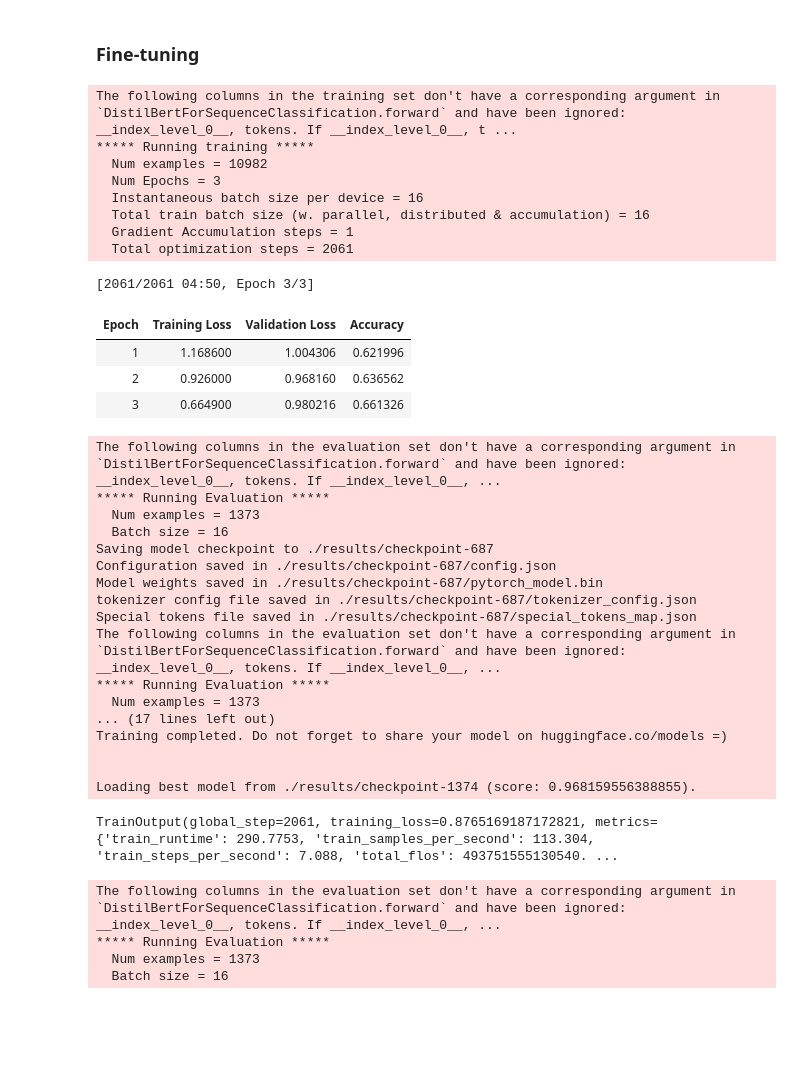
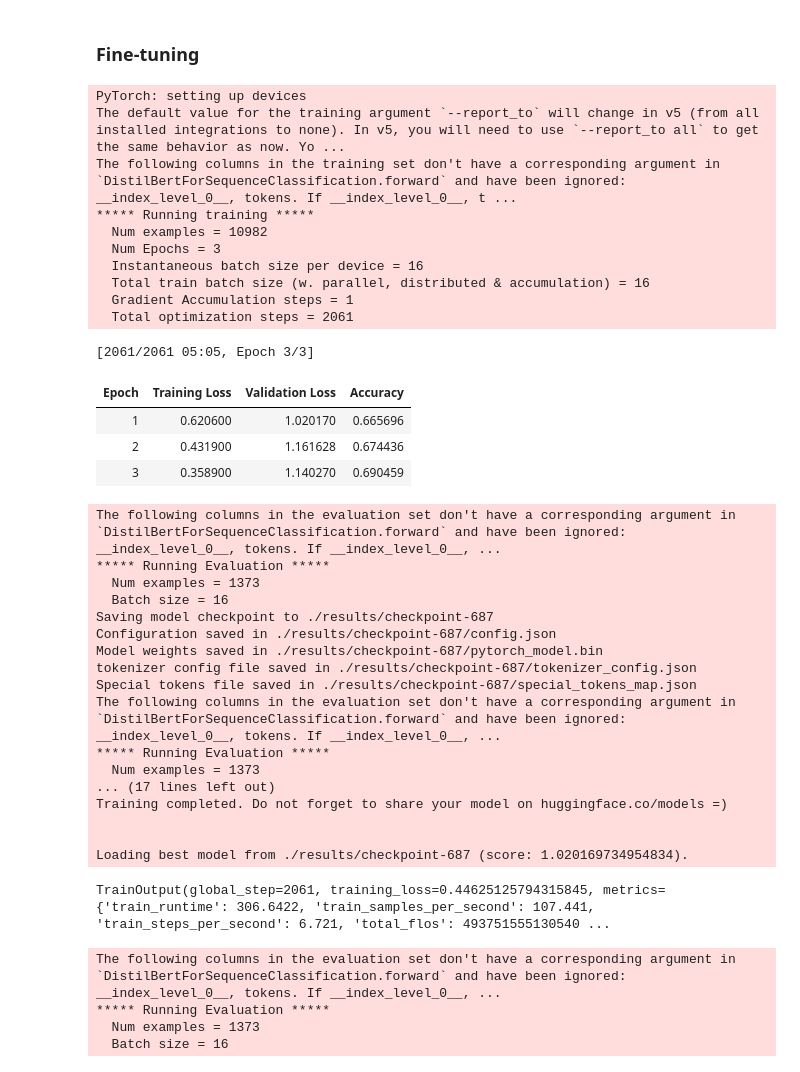
Before and after one commit to claramoreirag/FEUP-NLP-2, a Jupyter notebook: adu_classifier_hugging.ipynb, the cells around one changed output. Saved outputs shown, nothing was run; the diff lists cells and outputs as text; code cells hidden in the pictures; blank space fills up the shorter version.

```diff
--- a/adu_classifier_hugging.ipynb
+++ b/adu_classifier_hugging.ipynb
@@ -302,37 +304,40 @@ trainer = Trainer(
-# %%
-trainer.train()
-# %% [output]
-The following columns in the training set don't have a corresponding argument in `DistilBertForSequenceClassification.forward` and have been ignored: __index_level_0__, tokens. If __index_level_0__, t ...
-***** Running training *****
-  Num examples = 10982
-  Num Epochs = 3
-  Instantaneous batch size per device = 16
-  Total train batch size (w. parallel, distributed & accumulation) = 16
-  Gradient Accumulation steps = 1
-  Total optimization steps = 2061
-[2061/2061 04:50, Epoch 3/3]
-| Epoch | Training Loss | Validation Loss | Accuracy |
-| 1 | 1.168600 | 1.004306 | 0.621996 |
-| 2 | 0.926000 | 0.968160 | 0.636562 |
-| 3 | 0.664900 | 0.980216 | 0.661326 |
-The following columns in the evaluation set don't have a corresponding argument in `DistilBertForSequenceClassification.forward` and have been ignored: __index_level_0__, tokens. If __index_level_0__, ...
-***** Running Evaluation *****
-  Num examples = 1373
-  Batch size = 16
-Saving model checkpoint to ./results/checkpoint-687
-Configuration saved in ./results/checkpoint-687/config.json
-Model weights saved in ./results/checkpoint-687/pytorch_model.bin
-tokenizer config file saved in ./results/checkpoint-687/tokenizer_config.json
-Special tokens file saved in ./results/checkpoint-687/special_tokens_map.json
-The following columns in the evaluation set don't have a corresponding argument in `DistilBertForSequenceClassification.forward` and have been ignored: __index_level_0__, tokens. If __index_level_0__, ...
-***** Running Evaluation *****
-  Num examples = 1373
-... (17 lines left out)
-Training completed. Do not forget to share your model on huggingface.co/models =)
-
-
-Loading best model from ./results/checkpoint-1374 (score: 0.968159556388855).
-TrainOutput(global_step=2061, training_loss=0.8765169187172821, metrics={'train_runtime': 290.7753, 'train_samples_per_second': 113.304, 'train_steps_per_second': 7.088, 'total_flos': 493751555130540. ...
+# %%
+trainer=create_trainer(model,tokenizer, "./results")
+trainer.train()
+# %% [output]
+PyTorch: setting up devices
+The default value for the training argument `--report_to` will change in v5 (from all installed integrations to none). In v5, you will need to use `--report_to all` to get the same behavior as now. Yo ...
+The following columns in the training set don't have a corresponding argument in `DistilBertForSequenceClassification.forward` and have been ignored: __index_level_0__, tokens. If __index_level_0__, t ...
+***** Running training *****
+  Num examples = 10982
+  Num Epochs = 3
+  Instantaneous batch size per device = 16
+  Total train batch size (w. parallel, distributed & accumulation) = 16
+  Gradient Accumulation steps = 1
+  Total optimization steps = 2061
+[2061/2061 05:05, Epoch 3/3]
+| Epoch | Training Loss | Validation Loss | Accuracy |
+| 1 | 0.620600 | 1.020170 | 0.665696 |
+| 2 | 0.431900 | 1.161628 | 0.674436 |
+| 3 | 0.358900 | 1.140270 | 0.690459 |
+The following columns in the evaluation set don't have a corresponding argument in `DistilBertForSequenceClassification.forward` and have been ignored: __index_level_0__, tokens. If __index_level_0__, ...
+***** Running Evaluation *****
+  Num examples = 1373
+  Batch size = 16
+Saving model checkpoint to ./results/checkpoint-687
+Configuration saved in ./results/checkpoint-687/config.json
+Model weights saved in ./results/checkpoint-687/pytorch_model.bin
+tokenizer config file saved in ./results/checkpoint-687/tokenizer_config.json
+Special tokens file saved in ./results/checkpoint-687/special_tokens_map.json
+The following columns in the evaluation set don't have a corresponding argument in `DistilBertForSequenceClassification.forward` and have been ignored: __index_level_0__, tokens. If __index_level_0__, ...
+***** Running Evaluation *****
+  Num examples = 1373
+... (17 lines left out)
+Training completed. Do not forget to share your model on huggingface.co/models =)
+
+
+Loading best model from ./results/checkpoint-687 (score: 1.020169734954834).
+TrainOutput(global_step=2061, training_loss=0.44625125794315845, metrics={'train_runtime': 306.6422, 'train_samples_per_second': 107.441, 'train_steps_per_second': 6.721, 'total_flos': 493751555130540 ...
 # %%
 trainer.evaluate()
 # %% [output]
```
Also changed, not shown: parts of 4 cells of this notebook.
